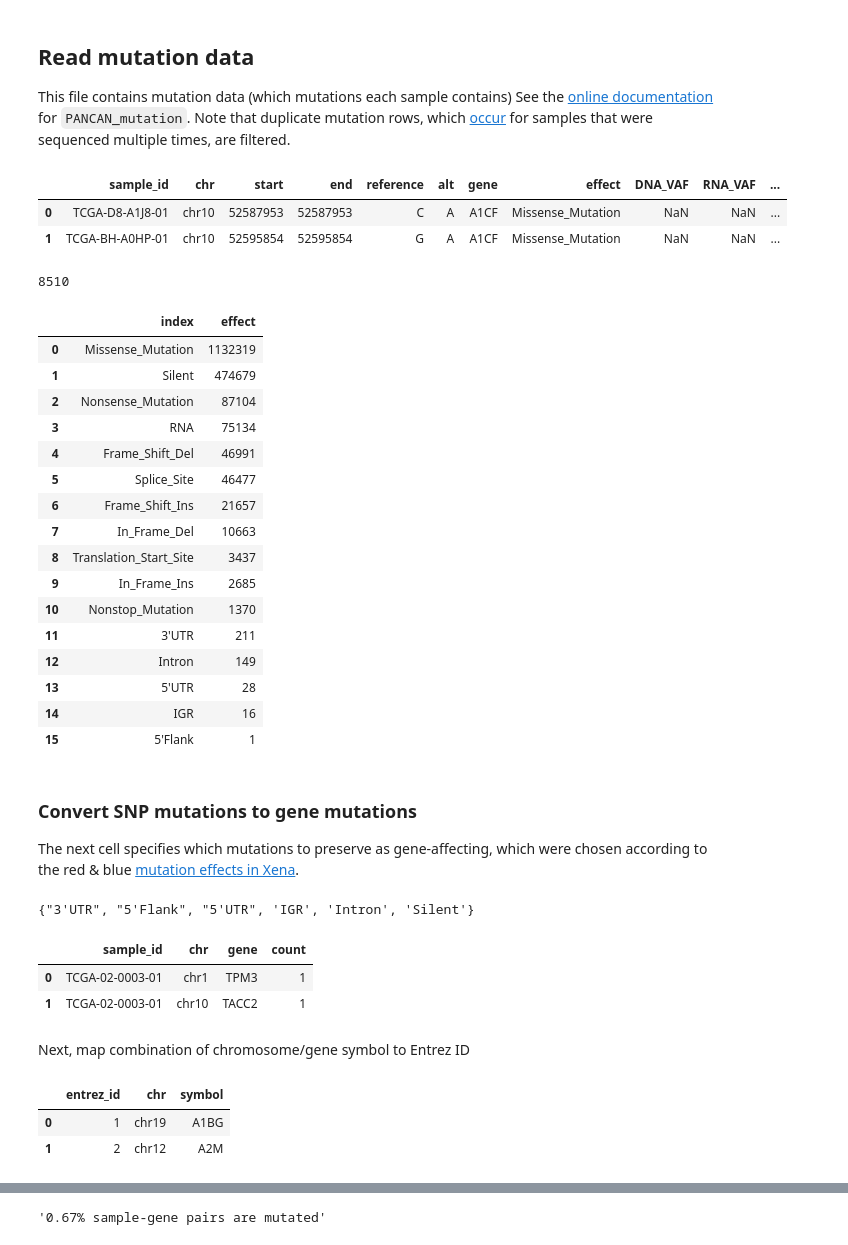
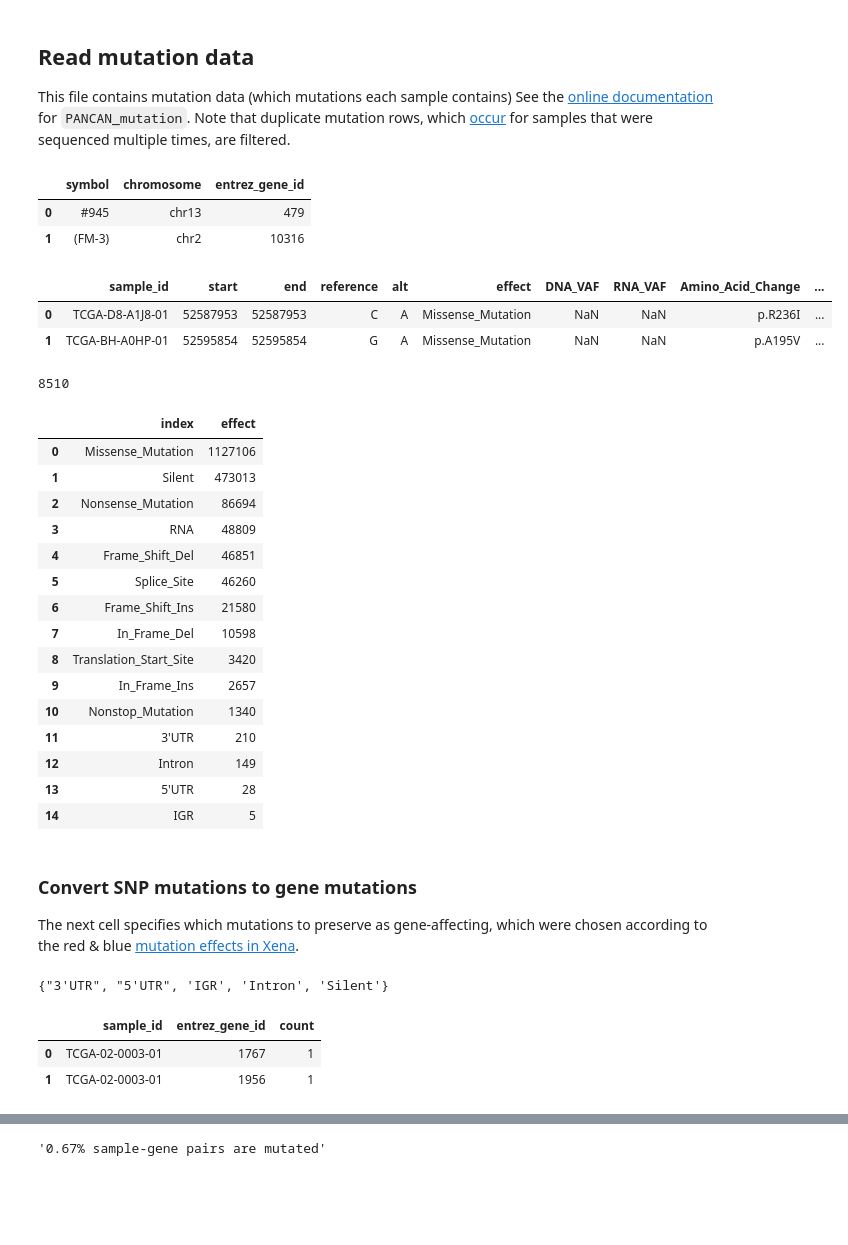
Before and after one commit to cognoma/cancer-data, a Jupyter notebook: 2.TCGA-process.ipynb, the cells around one changed output, grey strips where cells are left out. Drawn from its saved outputs; the diff is of its cells as text; code cells hidden in the pictures; blank space fills up the shorter version.

```diff
--- a/2.TCGA-process.ipynb
+++ b/2.TCGA-process.ipynb
@@ -82,18 +112,30 @@ clinmat_df.head(2)
 ## Read mutation data
 
 This file contains mutation data (which mutations each sample contains) See the [online documentation](https://genome-cancer.soe.ucsc.edu/proj/site/xena/datapages/?dataset=TCGA.PANCAN.sampleMap/PANCAN_mutation&host=https://tcga.xenahubs.net) for `PANCAN_mutation`. Note that duplicate mutation rows, which [occur](https://groups.google.com/d/msg/ucsc-cancer-genomics-browser/eg6nJOFSefw/Z0BM6pU9BAAJ "Message on the Xena Browser Google Group") for samples that were sequenced multiple times, are filtered.
+# %%
+# Load chromosome-symbol to entrez_gene_id mapping
+path = os.path.join('download', 'genes', 'chromosome-symbol-mapper.tsv')
+chr_sym_map_df = pandas.read_table(path)
+chr_sym_map_df.chromosome = 'chr' + chr_sym_map_df.chromosome
+chr_sym_map_df.head(2)
+# %% [output]
+|  | symbol | chromosome | entrez_gene_id |
+| 0 | #945 | chr13 | 479 |
+| 1 | (FM-3) | chr2 | 10316 |
 # %%
 path = os.path.join('download', 'PANCAN_mutation.tsv.bz2')
 snp_mutation_df = (
     pandas.read_table(path)
-    .rename(columns={'sample': 'sample_id'})
+    .rename(columns={'sample': 'sample_id', 'gene': 'symbol', 'chr': 'chromosome'})
+    .merge(chr_sym_map_df)
+    .drop(['chromosome', 'symbol'], axis='columns')
     .drop_duplicates()
 )
 snp_mutation_df.head(2)
 # %% [output]
-|  | sample_id | chr | start | end | reference | alt | gene | effect | DNA_VAF | RNA_VAF | ... |
-| 0 | TCGA-D8-A1J8-01 | chr10 | 52587953 | 52587953 | C | A | A1CF | Missense_Mutation | NaN | NaN | ... |
-| 1 | TCGA-BH-A0HP-01 | chr10 | 52595854 | 52595854 | G | A | A1CF | Missense_Mutation | NaN | NaN | ... |
+|  | sample_id | start | end | reference | alt | effect | DNA_VAF | RNA_VAF | Amino_Acid_Change | ... |
+| 0 | TCGA-D8-A1J8-01 | 52587953 | 52587953 | C | A | Missense_Mutation | NaN | NaN | p.R236I | ... |
+| 1 | TCGA-BH-A0HP-01 | 52595854 | 52595854 | G | A | Missense_Mutation | NaN | NaN | p.A195V | ... |
 # %%
 # Number of samples with at least one mutation
 snp_mutation_df.sample_id.nunique()
@@ -104,22 +146,21 @@ snp_mutation_df.sample_id.nunique()
 snp_mutation_df.effect.value_counts().reset_index()
 # %% [output]
 |  | index | effect |
-| 0 | Missense_Mutation | 1132319 |
-| 1 | Silent | 474679 |
-| 2 | Nonsense_Mutation | 87104 |
-| 3 | RNA | 75134 |
-| 4 | Frame_Shift_Del | 46991 |
-| 5 | Splice_Site | 46477 |
-| 6 | Frame_Shift_Ins | 21657 |
-| 7 | In_Frame_Del | 10663 |
-| 8 | Translation_Start_Site | 3437 |
-| 9 | In_Frame_Ins | 2685 |
-| 10 | Nonstop_Mutation | 1370 |
-| 11 | 3'UTR | 211 |
+| 0 | Missense_Mutation | 1127106 |
+| 1 | Silent | 473013 |
+| 2 | Nonsense_Mutation | 86694 |
+| 3 | RNA | 48809 |
+| 4 | Frame_Shift_Del | 46851 |
+| 5 | Splice_Site | 46260 |
+| 6 | Frame_Shift_Ins | 21580 |
+| 7 | In_Frame_Del | 10598 |
+| 8 | Translation_Start_Site | 3420 |
+| 9 | In_Frame_Ins | 2657 |
+| 10 | Nonstop_Mutation | 1340 |
+| 11 | 3'UTR | 210 |
 | 12 | Intron | 149 |
 | 13 | 5'UTR | 28 |
-| 14 | IGR | 16 |
-| 15 | 5'Flank | 1 |
+| 14 | IGR | 5 |
 # %% [markdown]
 ### Convert SNP mutations to gene mutations
 
@@ -141,11 +182,11 @@ mutations = {
 # Mutations effects that were observed but nut included
 set(snp_mutation_df.effect.unique()) - mutations
 # %% [output]
-{"3'UTR", "5'Flank", "5'UTR", 'IGR', 'Intron', 'Silent'}
+{"3'UTR", "5'UTR", 'IGR', 'Intron', 'Silent'}
 # %%
 gene_mutation_df = (snp_mutation_df
     .query("effect in @mutations")
-    .groupby(['sample_id', 'chr', 'gene'])
+    .groupby(['sample_id', 'entrez_gene_id'])
     .apply(len)
     .reset_index()
     .rename(columns={0: 'count'})
@@ -153,17 +194,6 @@ gene_mutation_df = (snp_mutation_df
 
 gene_mutation_df.head(2)
 # %% [output]
-|  | sample_id | chr | gene | count |
-| 0 | TCGA-02-0003-01 | chr1 | TPM3 | 1 |
-| 1 | TCGA-02-0003-01 | chr10 | TACC2 | 1 |
+|  | sample_id | entrez_gene_id | count |
+| 0 | TCGA-02-0003-01 | 1767 | 1 |
+| 1 | TCGA-02-0003-01 | 1956 | 1 |
-# %% [markdown]
-Next, map combination of chromosome/gene symbol to Entrez ID
-# %%
-# Retrieve chr/gene symbol to entrez_id mapping
-path = os.path.join('mapping', 'PANCAN-mutation', 'PANCAN-mutation-gene-map.tsv')
-mutation_map_df = pandas.read_table(path)
-mutation_map_df.head(2)
-# %% [output]
-|  | entrez_id | chr | symbol |
-| 0 | 1 | chr19 | A1BG |
-| 1 | 2 | chr12 | A2M |
```
Also changed, not shown: parts of 12 cells of this notebook, 16 other files.
